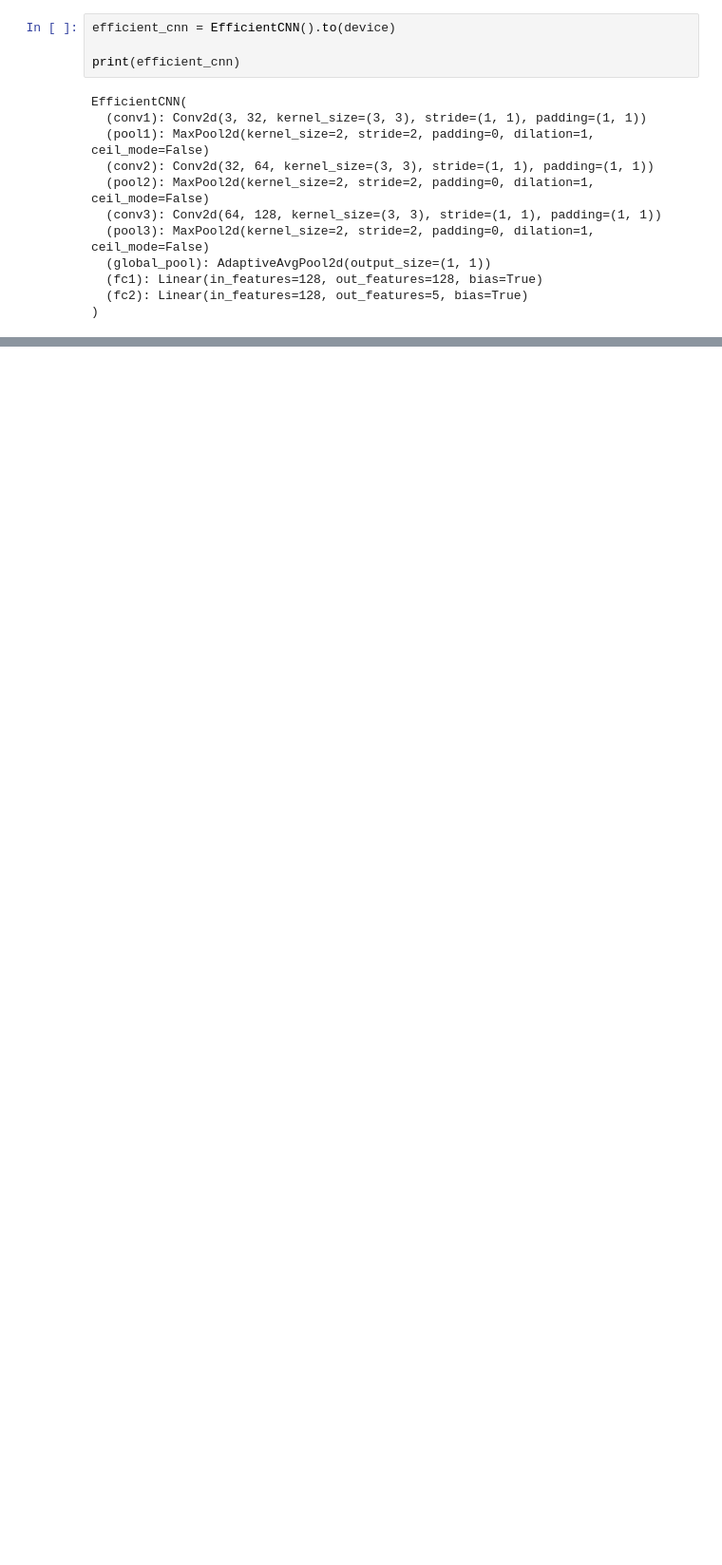
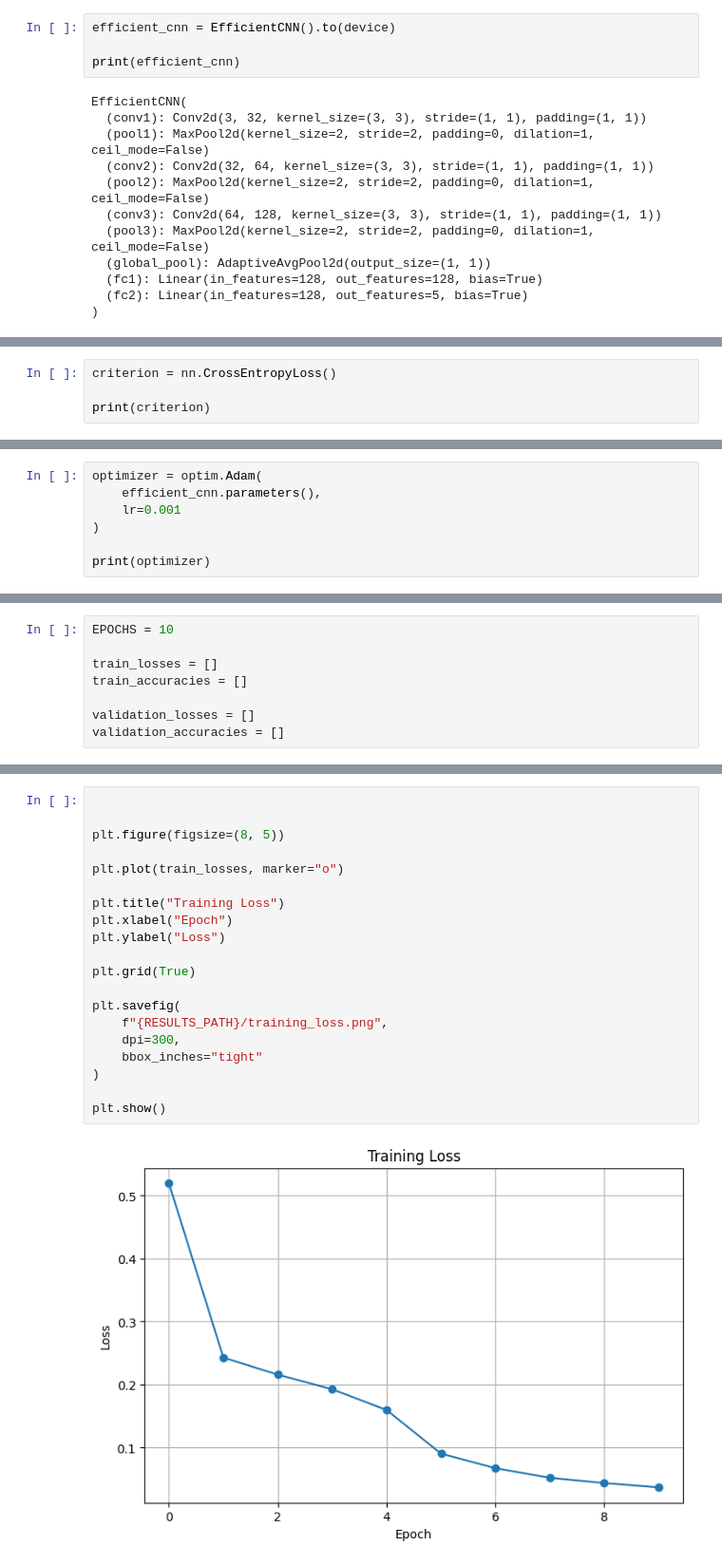
Before and after one commit to kosar-am/rice-classification-cnn, a Jupyter notebook: notebooks/04_pytorch_cnn.ipynb, the cells around one changed output, grey strips where cells are left out. Shown at 95% size. Saved outputs shown, nothing was run; the diff lists cells and outputs as text; blank space fills up the shorter version.

Commit message:
Add PyTorch CNN models, training, validation, and evaluation

```diff
--- a/notebooks/04_pytorch_cnn.ipynb
+++ b/notebooks/04_pytorch_cnn.ipynb
@@ -546,0 +558,4 @@ EfficientCNN(
+# %%
+criterion = nn.CrossEntropyLoss()
+
+print(criterion)
@@ -546,0 +566,7 @@ EfficientCNN(
+# %%
+optimizer = optim.Adam(
+    efficient_cnn.parameters(),
+    lr=0.001
+)
+
+print(optimizer)
@@ -546,0 +590,8 @@ EfficientCNN(
+# %%
+EPOCHS = 10
+
+train_losses = []
+train_accuracies = []
+
+validation_losses = []
+validation_accuracies = []
@@ -546,0 +740,22 @@ EfficientCNN(
+# %%
+
+
+plt.figure(figsize=(8, 5))
+
+plt.plot(train_losses, marker="o")
+
+plt.title("Training Loss")
+plt.xlabel("Epoch")
+plt.ylabel("Loss")
+
+plt.grid(True)
+
+plt.savefig(
+    f"{RESULTS_PATH}/training_loss.png",
+    dpi=300,
+    bbox_inches="tight"
+)
+
+plt.show()
+# %% [output]
+[figure, added]
```
Also changed, not shown: parts of 30 cells of this notebook.
